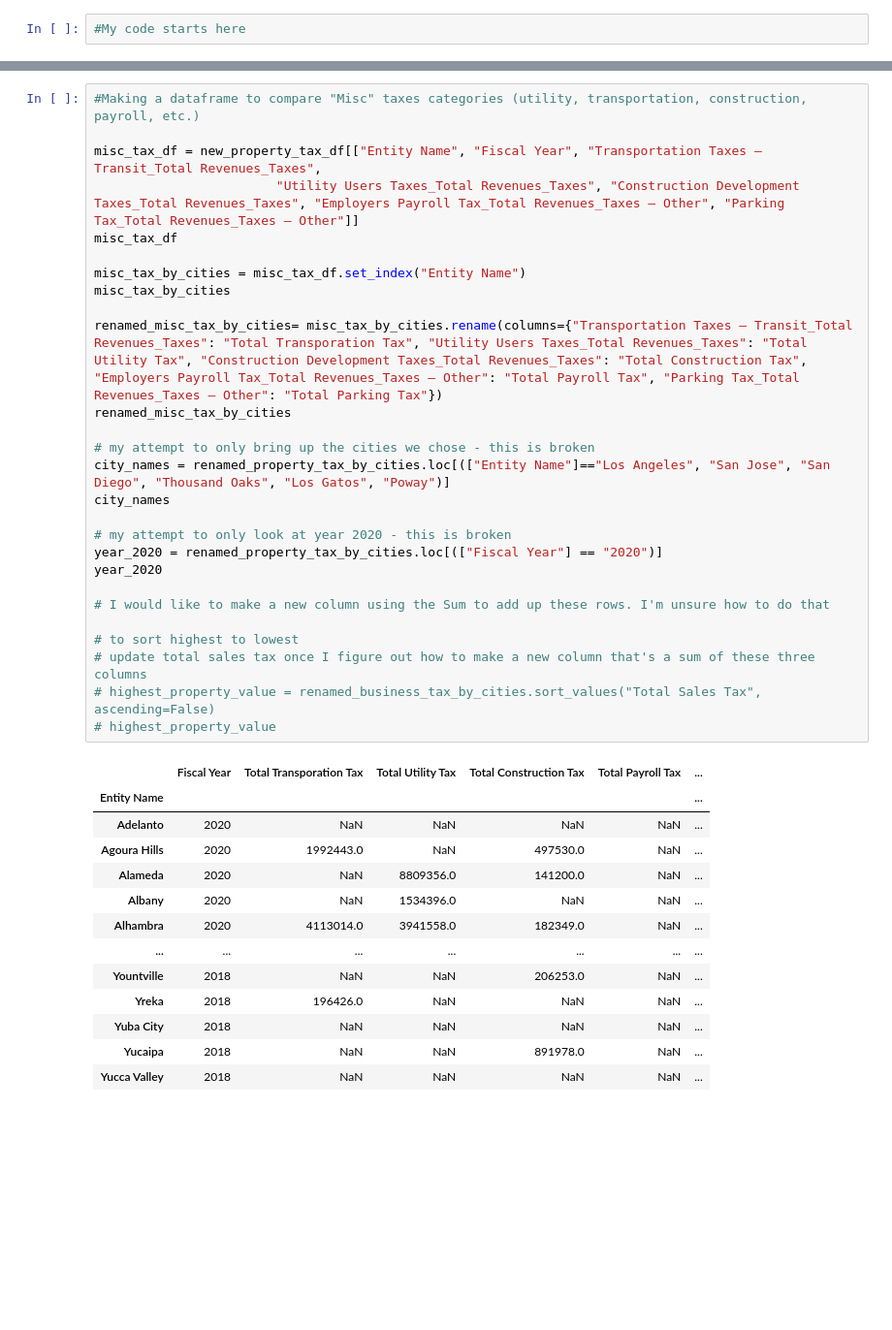
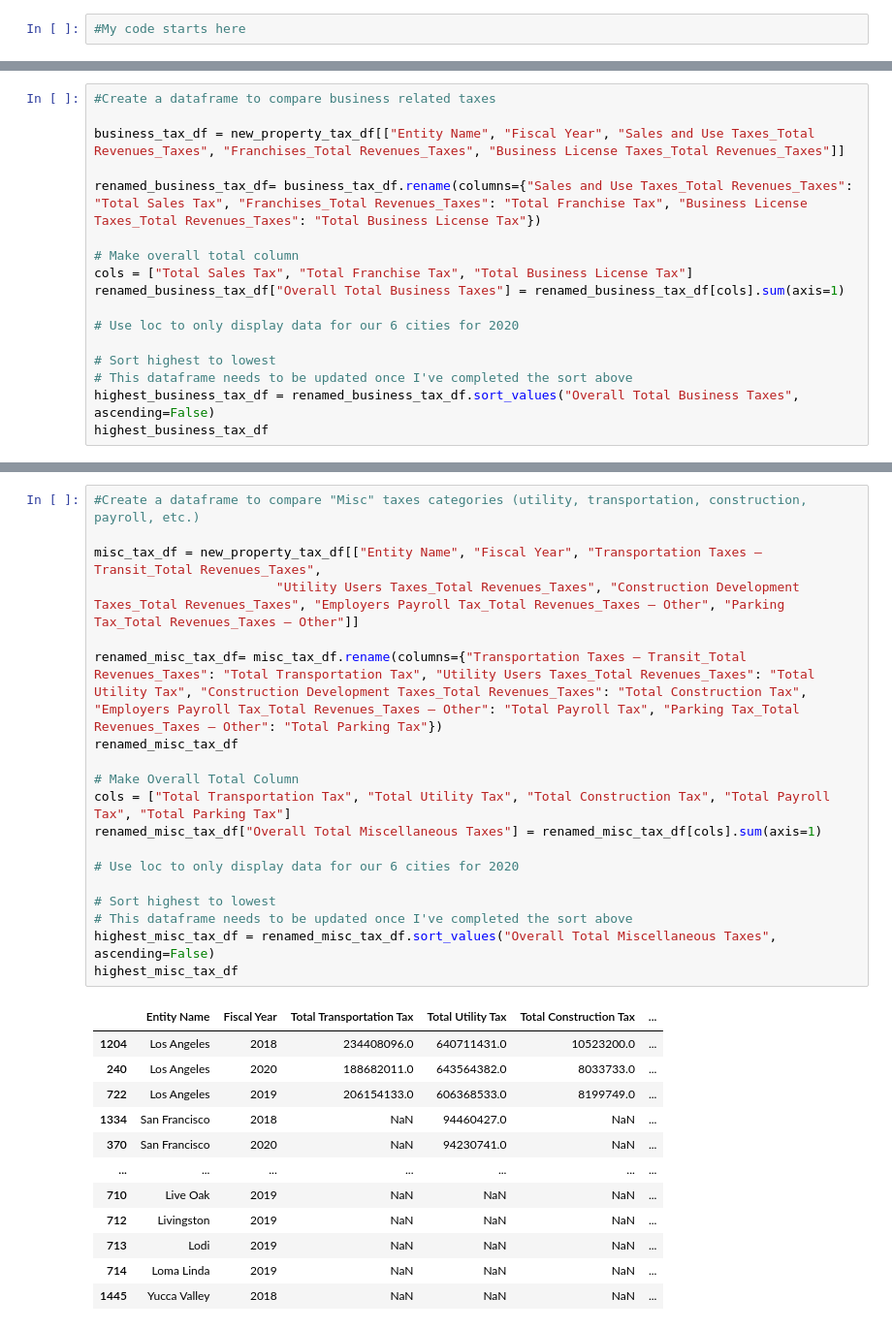
Before and after one commit to kaylajgranados/Project-1-Group-5, a Jupyter notebook: Analysis/data.ipynb, the cells around one changed output, grey strips where cells are left out. Shown at 97% size. Drawn from its saved outputs; the diff is of its cells as text; blank space fills up the shorter version.

```diff
--- a/Analysis/data.ipynb
+++ b/Analysis/data.ipynb
@@ -149,0 +127,17 @@ SyntaxError: EOL while scanning string literal (3928156321.py, line 15)
+# %%
+#Create a dataframe to compare business related taxes
+
+business_tax_df = new_property_tax_df[["Entity Name", "Fiscal Year", "Sales and Use Taxes_Total Revenues_Taxes", "Franchises_Total Revenues_Taxes", "Business License Taxes_Total Revenues_Taxes"]]
+
+renamed_business_tax_df= business_tax_df.rename(columns={"Sales and Use Taxes_Total Revenues_Taxes": "Total Sales Tax", "Franchises_Total Revenues_Taxes": "Total Franchise Tax", "Business License Taxes_Total Revenues_Taxes": "Total Business License Tax"})
+
+# Make overall total column
+cols = ["Total Sales Tax", "Total Franchise Tax", "Total Business License Tax"]
+renamed_business_tax_df["Overall Total Business Taxes"] = renamed_business_tax_df[cols].sum(axis=1)
+
+# Use loc to only display data for our 6 cities for 2020
+
+# Sort highest to lowest
+# This dataframe needs to be updated once I've completed the sort above
+highest_business_tax_df = renamed_business_tax_df.sort_values("Overall Total Business Taxes", ascending=False)
+highest_business_tax_df
@@ -150,41 +158,32 @@ SyntaxError: EOL while scanning string literal (3928156321.py, line 15)
 # %%
-#Making a dataframe to compare "Misc" taxes categories (utility, transportation, construction, payroll, etc.)
+#Create a dataframe to compare "Misc" taxes categories (utility, transportation, construction, payroll, etc.)
 
 misc_tax_df = new_property_tax_df[["Entity Name", "Fiscal Year", "Transportation Taxes – Transit_Total Revenues_Taxes",
                         "Utility Users Taxes_Total Revenues_Taxes", "Construction Development Taxes_Total Revenues_Taxes", "Employers Payroll Tax_Total Revenues_Taxes – Other", "Parking Tax_Total Revenues_Taxes – Other"]]
-misc_tax_df
 
-misc_tax_by_cities = misc_tax_df.set_index("Entity Name")
-misc_tax_by_cities
+renamed_misc_tax_df= misc_tax_df.rename(columns={"Transportation Taxes – Transit_Total Revenues_Taxes": "Total Transportation Tax", "Utility Users Taxes_Total Revenues_Taxes": "Total Utility Tax", "Construction Development Taxes_Total Revenues_Taxes": "Total Construction Tax", "Employers Payroll Tax_Total Revenues_Taxes – Other": "Total Payroll Tax", "Parking Tax_Total Revenues_Taxes – Other": "Total Parking Tax"})
+renamed_misc_tax_df
 
-renamed_misc_tax_by_cities= misc_tax_by_cities.rename(columns={"Transportation Taxes – Transit_Total Revenues_Taxes": "Total Transporation Tax", "Utility Users Taxes_Total Revenues_Taxes": "Total Utility Tax", "Construction Development Taxes_Total Revenues_Taxes": "Total Construction Tax", "Employers Payroll Tax_Total Revenues_Taxes – Other": "Total Payroll Tax", "Parking Tax_Total Revenues_Taxes – Other": "Total Parking Tax"})
-renamed_misc_tax_by_cities
+# Make Overall Total Column
+cols = ["Total Transportation Tax", "Total Utility Tax", "Total Construction Tax", "Total Payroll Tax", "Total Parking Tax"]
+renamed_misc_tax_df["Overall Total Miscellaneous Taxes"] = renamed_misc_tax_df[cols].sum(axis=1)
 
-# my attempt to only bring up the cities we chose - this is broken
-city_names = renamed_property_tax_by_cities.loc[(["Entity Name"]=="Los Angeles", "San Jose", "San Diego", "Thousand Oaks", "Los Gatos", "Poway")]
-city_names
+# Use loc to only display data for our 6 cities for 2020
 
-# my attempt to only look at year 2020 - this is broken
-year_2020 = renamed_property_tax_by_cities.loc[(["Fiscal Year"] == "2020")]
-year_2020
-
-# I would like to make a new column using the Sum to add up these rows. I'm unsure how to do that
-
-# to sort highest to lowest
-# update total sales tax once I figure out how to make a new column that's a sum of these three columns
-# highest_property_value = renamed_business_tax_by_cities.sort_values("Total Sales Tax", ascending=False)
-# highest_property_value
+# Sort highest to lowest
+# This dataframe needs to be updated once I've completed the sort above
+highest_misc_tax_df = renamed_misc_tax_df.sort_values("Overall Total Miscellaneous Taxes", ascending=False)
+highest_misc_tax_df
 # %% [output]
-|  | Fiscal Year | Total Transporation Tax | Total Utility Tax | Total Construction Tax | Total Payroll Tax | ... |
-| Entity Name |  |  |  |  |  | ... |
-| Adelanto | 2020 | NaN | NaN | NaN | NaN | ... |
-| Agoura Hills | 2020 | 1992443.0 | NaN | 497530.0 | NaN | ... |
-| Alameda | 2020 | NaN | 8809356.0 | 141200.0 | NaN | ... |
-| Albany | 2020 | NaN | 1534396.0 | NaN | NaN | ... |
-| Alhambra | 2020 | 4113014.0 | 3941558.0 | 182349.0 | NaN | ... |
+|  | Entity Name | Fiscal Year | Total Transportation Tax | Total Utility Tax | Total Construction Tax | ... |
+| 1204 | Los Angeles | 2018 | 234408096.0 | 640711431.0 | 10523200.0 | ... |
+| 240 | Los Angeles | 2020 | 188682011.0 | 643564382.0 | 8033733.0 | ... |
+| 722 | Los Angeles | 2019 | 206154133.0 | 606368533.0 | 8199749.0 | ... |
+| 1334 | San Francisco | 2018 | NaN | 94460427.0 | NaN | ... |
+| 370 | San Francisco | 2020 | NaN | 94230741.0 | NaN | ... |
 | ... | ... | ... | ... | ... | ... | ... |
-| Yountville | 2018 | NaN | NaN | 206253.0 | NaN | ... |
-| Yreka | 2018 | 196426.0 | NaN | NaN | NaN | ... |
-| Yuba City | 2018 | NaN | NaN | NaN | NaN | ... |
-| Yucaipa | 2018 | NaN | NaN | 891978.0 | NaN | ... |
-| Yucca Valley | 2018 | NaN | NaN | NaN | NaN | ... |
+| 710 | Live Oak | 2019 | NaN | NaN | NaN | ... |
+| 712 | Livingston | 2019 | NaN | NaN | NaN | ... |
+| 713 | Lodi | 2019 | NaN | NaN | NaN | ... |
+| 714 | Loma Linda | 2019 | NaN | NaN | NaN | ... |
+| 1445 | Yucca Valley | 2018 | NaN | NaN | NaN | ... |
```
Also changed, not shown: parts of 10 cells of this notebook.
